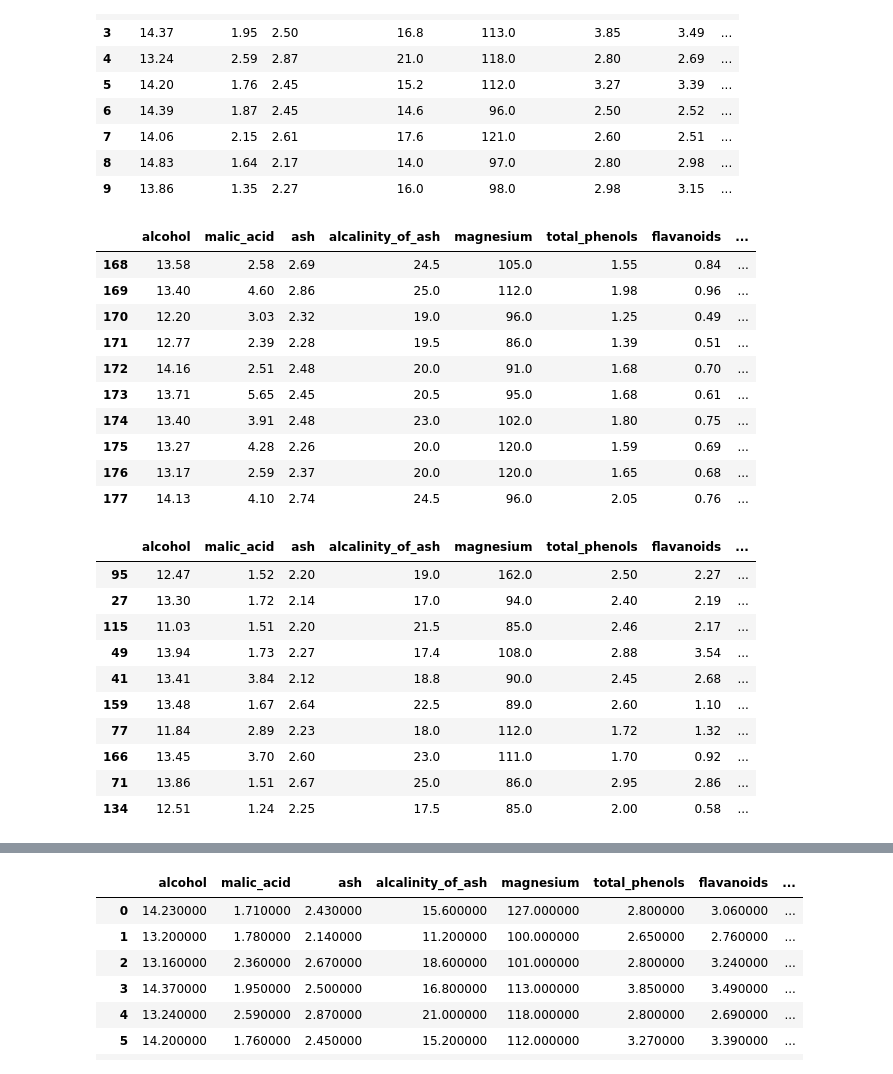
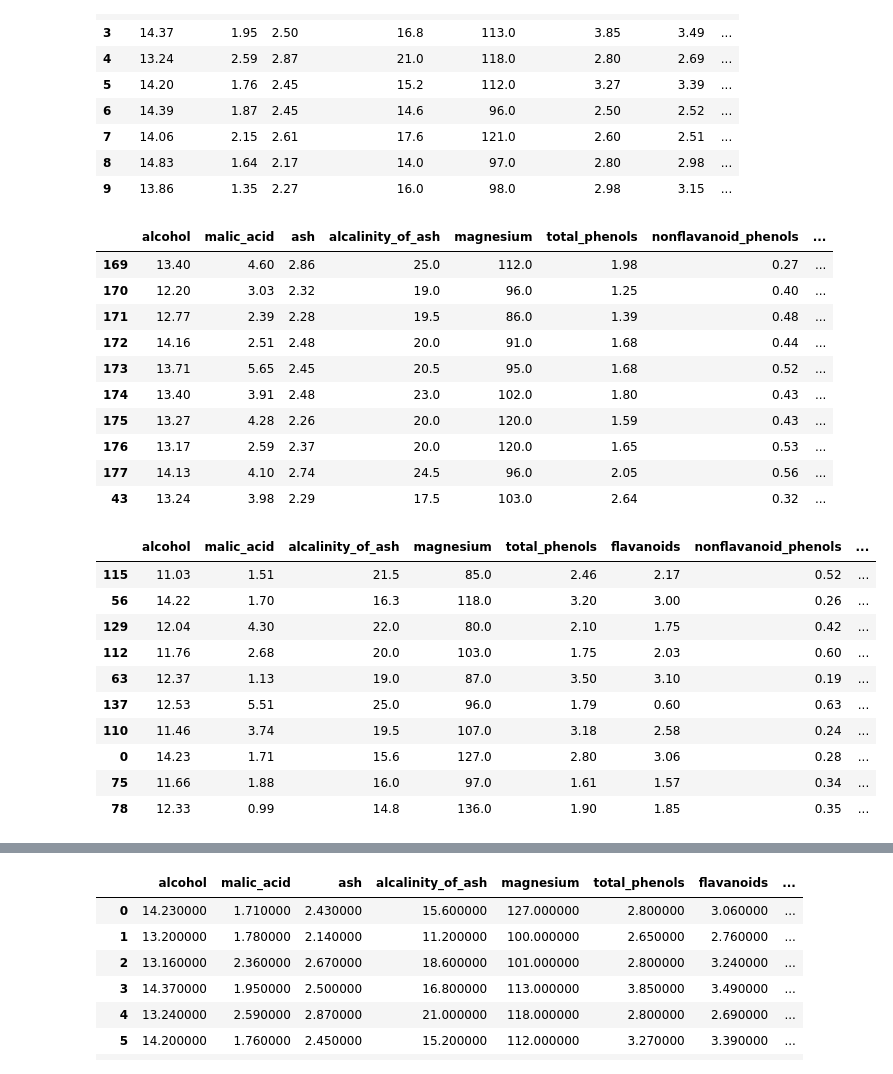
Before and after one commit to smith-kyle/notebook-diff-tests, a Jupyter notebook: dataframes.ipynb, the cells around one changed output, grey strips where cells are left out. Saved outputs shown, nothing was run; the diff lists cells and outputs as text; code cells hidden in the pictures.

```diff
--- a/dataframes.ipynb
+++ b/dataframes.ipynb
@@ -35,31 +35,31 @@ df.head(n)
 | 8 | 14.83 | 1.64 | 2.17 | 14.0 | 97.0 | 2.80 | 2.98 | ... |
 | 9 | 13.86 | 1.35 | 2.27 | 16.0 | 98.0 | 2.98 | 3.15 | ... |
 # %%
-df.tail(n)
+random_changes(df).tail(n)
 # %% [output]
-|  | alcohol | malic_acid | ash | alcalinity_of_ash | magnesium | total_phenols | flavanoids | ... |
-| 168 | 13.58 | 2.58 | 2.69 | 24.5 | 105.0 | 1.55 | 0.84 | ... |
-| 169 | 13.40 | 4.60 | 2.86 | 25.0 | 112.0 | 1.98 | 0.96 | ... |
-| 170 | 12.20 | 3.03 | 2.32 | 19.0 | 96.0 | 1.25 | 0.49 | ... |
-| 171 | 12.77 | 2.39 | 2.28 | 19.5 | 86.0 | 1.39 | 0.51 | ... |
-| 172 | 14.16 | 2.51 | 2.48 | 20.0 | 91.0 | 1.68 | 0.70 | ... |
-| 173 | 13.71 | 5.65 | 2.45 | 20.5 | 95.0 | 1.68 | 0.61 | ... |
-| 174 | 13.40 | 3.91 | 2.48 | 23.0 | 102.0 | 1.80 | 0.75 | ... |
-| 175 | 13.27 | 4.28 | 2.26 | 20.0 | 120.0 | 1.59 | 0.69 | ... |
-| 176 | 13.17 | 2.59 | 2.37 | 20.0 | 120.0 | 1.65 | 0.68 | ... |
-| 177 | 14.13 | 4.10 | 2.74 | 24.5 | 96.0 | 2.05 | 0.76 | ... |
+|  | alcohol | malic_acid | ash | alcalinity_of_ash | magnesium | total_phenols | nonflavanoid_phenols | ... |
+| 169 | 13.40 | 4.60 | 2.86 | 25.0 | 112.0 | 1.98 | 0.27 | ... |
+| 170 | 12.20 | 3.03 | 2.32 | 19.0 | 96.0 | 1.25 | 0.40 | ... |
+| 171 | 12.77 | 2.39 | 2.28 | 19.5 | 86.0 | 1.39 | 0.48 | ... |
+| 172 | 14.16 | 2.51 | 2.48 | 20.0 | 91.0 | 1.68 | 0.44 | ... |
+| 173 | 13.71 | 5.65 | 2.45 | 20.5 | 95.0 | 1.68 | 0.52 | ... |
+| 174 | 13.40 | 3.91 | 2.48 | 23.0 | 102.0 | 1.80 | 0.43 | ... |
+| 175 | 13.27 | 4.28 | 2.26 | 20.0 | 120.0 | 1.59 | 0.43 | ... |
+| 176 | 13.17 | 2.59 | 2.37 | 20.0 | 120.0 | 1.65 | 0.53 | ... |
+| 177 | 14.13 | 4.10 | 2.74 | 24.5 | 96.0 | 2.05 | 0.56 | ... |
+| 43 | 13.24 | 3.98 | 2.29 | 17.5 | 103.0 | 2.64 | 0.32 | ... |
 # %%
-df.sample(n)
+random_changes(df).sample(n)
 # %% [output]
-|  | alcohol | malic_acid | ash | alcalinity_of_ash | magnesium | total_phenols | flavanoids | ... |
-| 95 | 12.47 | 1.52 | 2.20 | 19.0 | 162.0 | 2.50 | 2.27 | ... |
-| 27 | 13.30 | 1.72 | 2.14 | 17.0 | 94.0 | 2.40 | 2.19 | ... |
-| 115 | 11.03 | 1.51 | 2.20 | 21.5 | 85.0 | 2.46 | 2.17 | ... |
-| 49 | 13.94 | 1.73 | 2.27 | 17.4 | 108.0 | 2.88 | 3.54 | ... |
-| 41 | 13.41 | 3.84 | 2.12 | 18.8 | 90.0 | 2.45 | 2.68 | ... |
-| 159 | 13.48 | 1.67 | 2.64 | 22.5 | 89.0 | 2.60 | 1.10 | ... |
-| 77 | 11.84 | 2.89 | 2.23 | 18.0 | 112.0 | 1.72 | 1.32 | ... |
-| 166 | 13.45 | 3.70 | 2.60 | 23.0 | 111.0 | 1.70 | 0.92 | ... |
-| 71 | 13.86 | 1.51 | 2.67 | 25.0 | 86.0 | 2.95 | 2.86 | ... |
-| 134 | 12.51 | 1.24 | 2.25 | 17.5 | 85.0 | 2.00 | 0.58 | ... |
+|  | alcohol | malic_acid | alcalinity_of_ash | magnesium | total_phenols | flavanoids | nonflavanoid_phenols | ... |
+| 115 | 11.03 | 1.51 | 21.5 | 85.0 | 2.46 | 2.17 | 0.52 | ... |
+| 56 | 14.22 | 1.70 | 16.3 | 118.0 | 3.20 | 3.00 | 0.26 | ... |
+| 129 | 12.04 | 4.30 | 22.0 | 80.0 | 2.10 | 1.75 | 0.42 | ... |
+| 112 | 11.76 | 2.68 | 20.0 | 103.0 | 1.75 | 2.03 | 0.60 | ... |
+| 63 | 12.37 | 1.13 | 19.0 | 87.0 | 3.50 | 3.10 | 0.19 | ... |
+| 137 | 12.53 | 5.51 | 25.0 | 96.0 | 1.79 | 0.60 | 0.63 | ... |
+| 110 | 11.46 | 3.74 | 19.5 | 107.0 | 3.18 | 2.58 | 0.24 | ... |
+| 0 | 14.23 | 1.71 | 15.6 | 127.0 | 2.80 | 3.06 | 0.28 | ... |
+| 75 | 11.66 | 1.88 | 16.0 | 97.0 | 1.61 | 1.57 | 0.34 | ... |
+| 78 | 12.33 | 0.99 | 14.8 | 136.0 | 1.90 | 1.85 | 0.35 | ... |
 # %%
```
Also changed, not shown: parts of 12 cells of this notebook.
